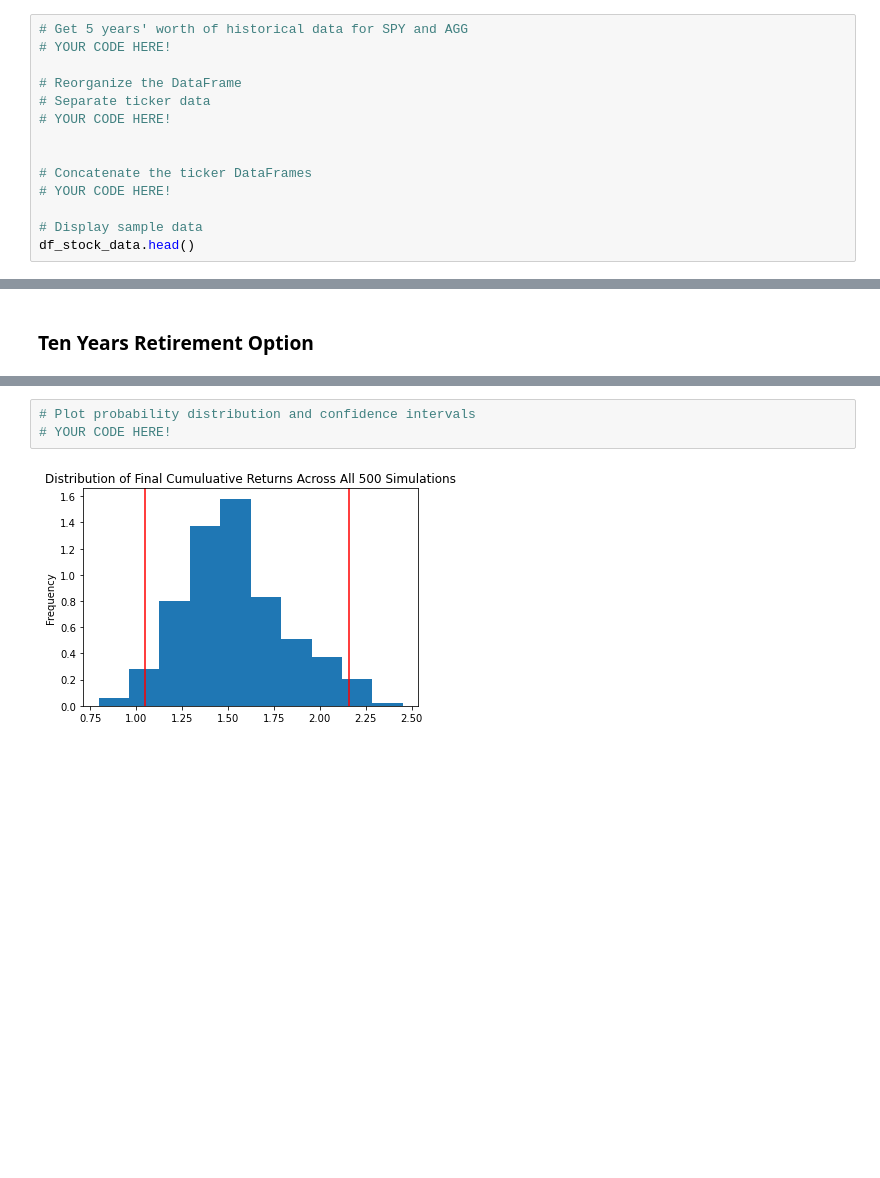
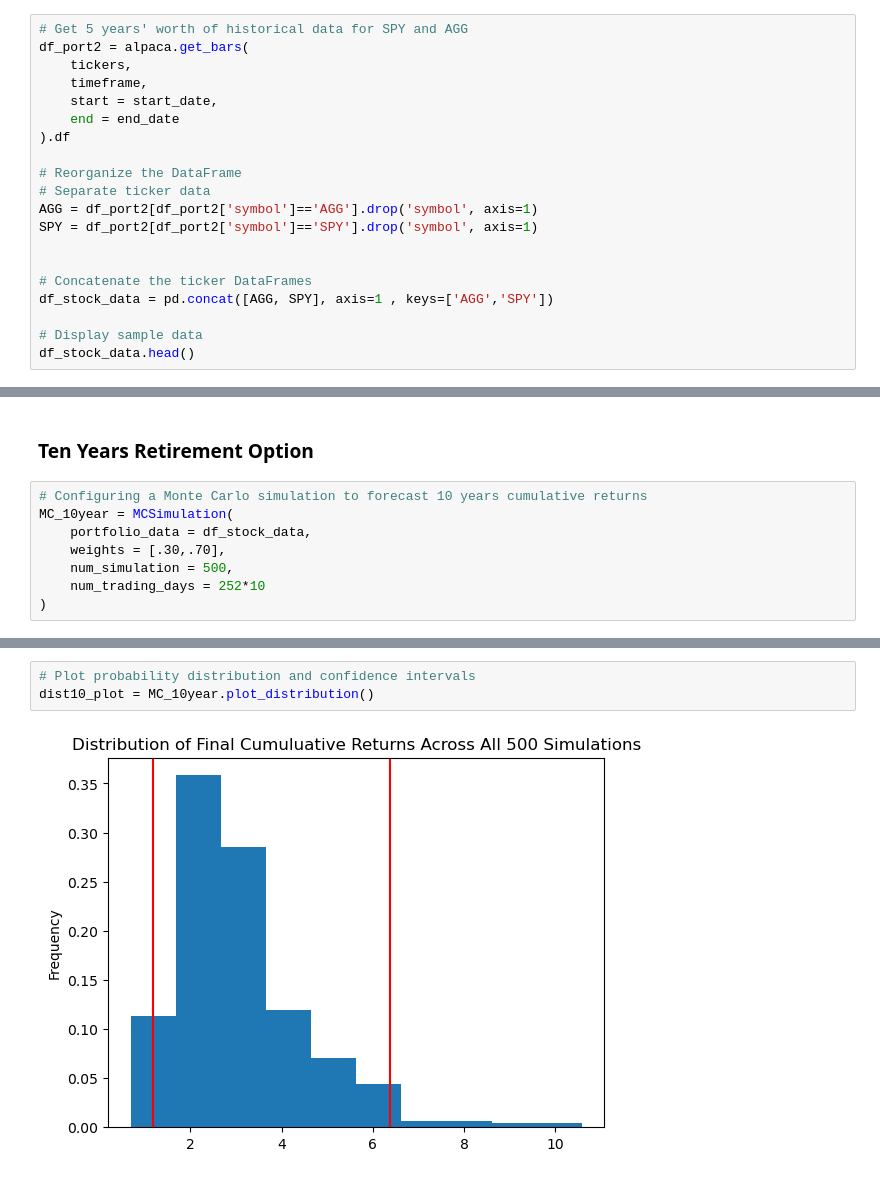
Before and after one commit to yenla9/python-homework, a Jupyter notebook: Homework5/financial-planner.ipynb, the cells around one changed output, grey strips where cells are left out. Drawn from its saved outputs; the diff is of its cells as text; blank space fills up the shorter version.

```diff
--- a/Homework5/financial-planner.ipynb
+++ b/Homework5/financial-planner.ipynb
@@ -191,15 +193,21 @@ start_date = pd.Timestamp('2016-05-01', tz='America/New_York').isoformat()
 end_date = pd.Timestamp('2021-05-01', tz='America/New_York').isoformat()
 # %%
 # Get 5 years' worth of historical data for SPY and AGG
-# YOUR CODE HERE!
+df_port2 = alpaca.get_bars(
+    tickers,
+    timeframe,
+    start = start_date,
+    end = end_date
+).df
 
 # Reorganize the DataFrame
 # Separate ticker data
-# YOUR CODE HERE!
+AGG = df_port2[df_port2['symbol']=='AGG'].drop('symbol', axis=1)
+SPY = df_port2[df_port2['symbol']=='SPY'].drop('symbol', axis=1)
 
 
 # Concatenate the ticker DataFrames
-# YOUR CODE HERE!
+df_stock_data = pd.concat([AGG, SPY], axis=1 , keys=['AGG','SPY'])
 
 # Display sample data
 df_stock_data.head()
@@ -407,3 +454,11 @@ There is a 95% chance that an initial investment of $60000 in the portfolio over
 # %% [markdown]
 ### Ten Years Retirement Option
+# %%
+# Configuring a Monte Carlo simulation to forecast 10 years cumulative returns
+MC_10year = MCSimulation(
+    portfolio_data = df_stock_data,
+    weights = [.30,.70],
+    num_simulation = 500,
+    num_trading_days = 252*10
+)
 # %%
@@ -451,7 +516,7 @@ Running Monte Carlo simulation number 490.
 # %%
 # Plot probability distribution and confidence intervals
-# YOUR CODE HERE!
+dist10_plot = MC_10year.plot_distribution()
 # %% [output]
-[figure, old version]
+[figure, new version]
 # %%
 # Fetch summary statistics from the Monte Carlo simulation results
```
Also changed, not shown: parts of 31 cells of this notebook.
